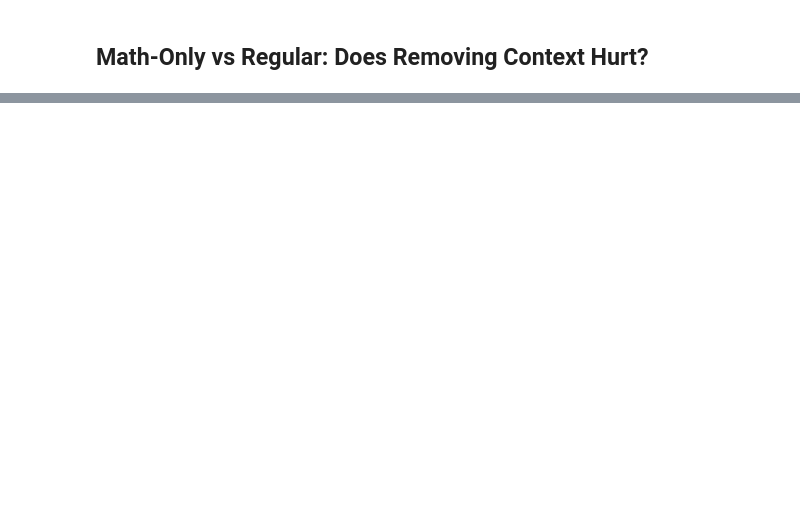
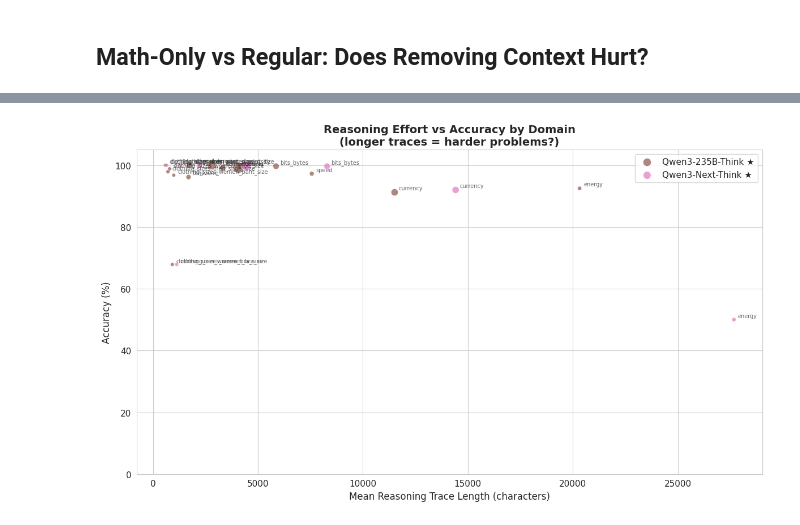
Before and after one commit to janewarren/math_gender, a Jupyter notebook: conversion_test/analyze_results.ipynb, the cells around one changed output, grey strips where cells are left out. Cells and saved outputs as stored; diff of their text form; code cells hidden in the pictures; blank space fills up the shorter version.

```diff
--- a/conversion_test/analyze_results.ipynb
+++ b/conversion_test/analyze_results.ipynb
@@ -573,0 +667,29 @@ Qwen3-Next-Think ★            -11.5               -0.3        5
+# %%
+# ── Reasoning length vs accuracy (does more thinking = better answers?) ──
+reason_acc = df_reg_reason.groupby(['display_name', 'domain']).agg(
+    reasoning_len_mean=('reasoning_len', 'mean'),
+    accuracy=('loss', lambda x: (x == 0).sum() / len(x) * 100),
+    n=('loss', 'count'),
+).reset_index()
+
+fig, ax = plt.subplots(figsize=(12, 7))
+
+for model_name, color in [('Qwen3-235B-Think ★', '#8c564b'), ('Qwen3-Next-Think ★', '#e377c2')]:
+    mdata = reason_acc[reason_acc['display_name'] == model_name]
+    ax.scatter(mdata['reasoning_len_mean'], mdata['accuracy'],
+               s=mdata['n'].clip(upper=5000) / 30 + 20,
+               c=color, alpha=0.7, edgecolors='white', linewidth=0.5, label=model_name)
+    for _, row in mdata.iterrows():
+        ax.annotate(row['domain'], (row['reasoning_len_mean'], row['accuracy']),
+                    fontsize=7, alpha=0.7, ha='left',
+                    xytext=(5, 3), textcoords='offset points')
+
+ax.set_xlabel('Mean Reasoning Trace Length (characters)')
+ax.set_ylabel('Accuracy (%)')
+ax.set_title('Reasoning Effort vs Accuracy by Domain\n(longer traces = harder problems?)', fontweight='bold')
+ax.legend(fontsize=11)
+ax.set_ylim(0, 105)
+plt.tight_layout()
+plt.show()
+# %% [output]
+[figure, added]
```
Also changed, not shown: parts of 19 cells of this notebook, 10 other files.
